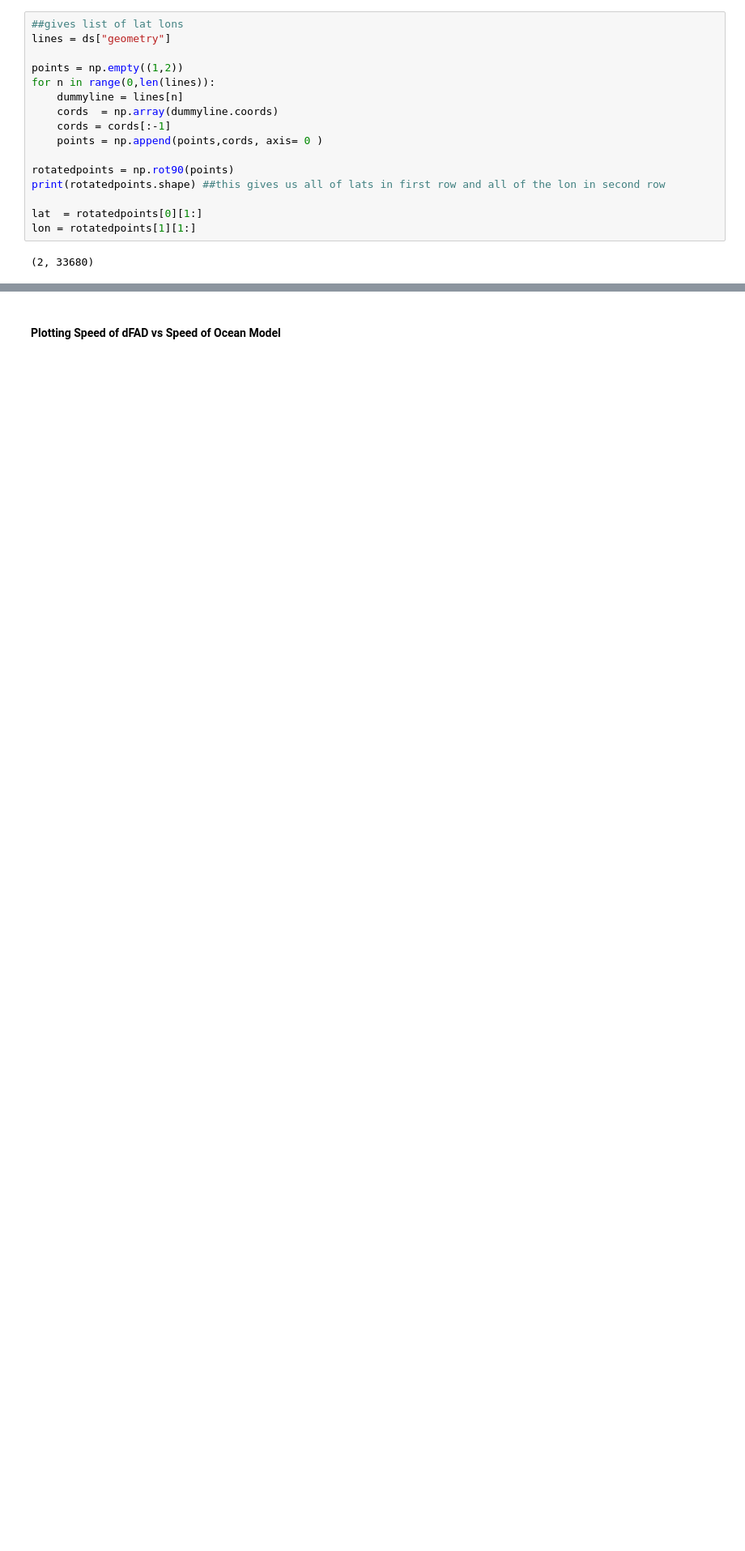
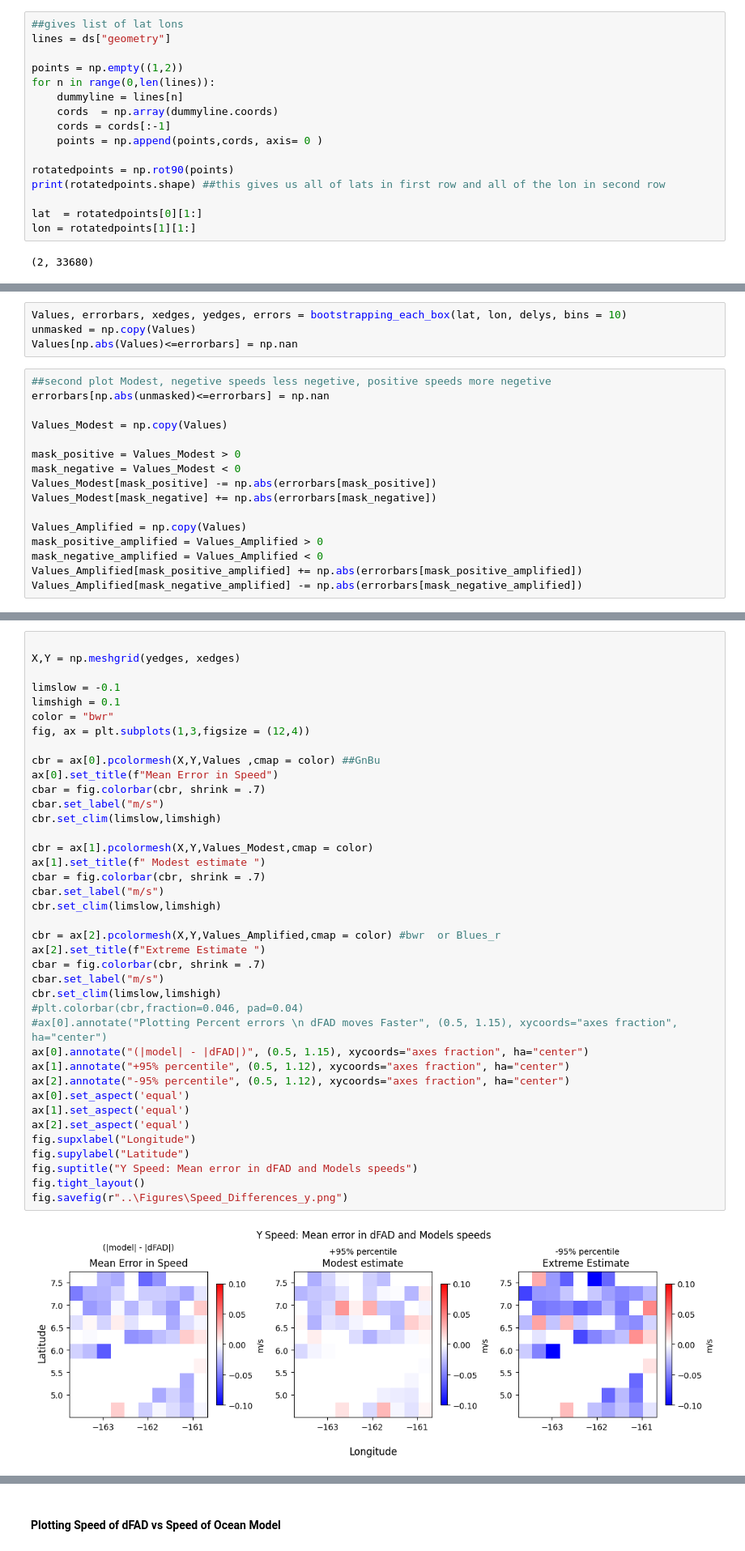
Before and after one commit to Colin-zerfass/fate-core, a Jupyter notebook: Code/CompairSpeeds.ipynb, the cells around one changed output, grey strips where cells are left out. Shown at 81% size. Drawn from its saved outputs; the diff is of its cells as text; blank space fills up the shorter version.

```diff
--- a/Code/CompairSpeeds.ipynb
+++ b/Code/CompairSpeeds.ipynb
@@ -106,0 +200,20 @@ lon = rotatedpoints[1][1:]
+# %%
+Values, errorbars, xedges, yedges, errors = bootstrapping_each_box(lat, lon, delys, bins = 10)
+unmasked = np.copy(Values)
+Values[np.abs(Values)<=errorbars] = np.nan
+# %%
+##second plot Modest, negetive speeds less negetive, positive speeds more negetive
+errorbars[np.abs(unmasked)<=errorbars] = np.nan
+
+Values_Modest = np.copy(Values)
+
+mask_positive = Values_Modest > 0
+mask_negative = Values_Modest < 0
+Values_Modest[mask_positive] -= np.abs(errorbars[mask_positive])
+Values_Modest[mask_negative] += np.abs(errorbars[mask_negative])
+
+Values_Amplified = np.copy(Values)
+mask_positive_amplified = Values_Amplified > 0
+mask_negative_amplified = Values_Amplified < 0
+Values_Amplified[mask_positive_amplified] += np.abs(errorbars[mask_positive_amplified])
+Values_Amplified[mask_negative_amplified] -= np.abs(errorbars[mask_negative_amplified])
@@ -107 +225,42 @@ lon = rotatedpoints[1][1:]
+# %%
+
+X,Y = np.meshgrid(yedges, xedges)
+
+limslow = -0.1
+limshigh = 0.1
+color = "bwr"
+fig, ax = plt.subplots(1,3,figsize = (12,4))
+
+cbr = ax[0].pcolormesh(X,Y,Values ,cmap = color) ##GnBu
+ax[0].set_title(f"Mean Error in Speed")
+cbar = fig.colorbar(cbr, shrink = .7)
+cbar.set_label("m/s")
+cbr.set_clim(limslow,limshigh)
+
+cbr = ax[1].pcolormesh(X,Y,Values_Modest,cmap = color)
+ax[1].set_title(f" Modest estimate ")
+cbar = fig.colorbar(cbr, shrink = .7)
+cbar.set_label("m/s")
+cbr.set_clim(limslow,limshigh)
+
+cbr = ax[2].pcolormesh(X,Y,Values_Amplified,cmap = color) #bwr  or Blues_r
+ax[2].set_title(f"Extreme Estimate ")
+cbar = fig.colorbar(cbr, shrink = .7)
+cbar.set_label("m/s")
+cbr.set_clim(limslow,limshigh)
+#plt.colorbar(cbr,fraction=0.046, pad=0.04)
+#ax[0].annotate("Plotting Percent errors \n dFAD moves Faster", (0.5, 1.15), xycoords="axes fraction", ha="center")
+ax[0].annotate("(|model| - |dFAD|)", (0.5, 1.15), xycoords="axes fraction", ha="center")
+ax[1].annotate("+95% percentile", (0.5, 1.12), xycoords="axes fraction", ha="center")
+ax[2].annotate("-95% percentile", (0.5, 1.12), xycoords="axes fraction", ha="center")
+ax[0].set_aspect('equal')
+ax[1].set_aspect('equal')
+ax[2].set_aspect('equal')
+fig.supxlabel("Longitude")
+fig.supylabel("Latitude")
+fig.suptitle("Y Speed: Mean error in dFAD and Models speeds")
+fig.tight_layout()
+fig.savefig(r"..\Figures\Speed_Differences_y.png")
+# %% [output]
+[figure, added]
 # %%
```
Also changed, not shown: parts of 22 cells of this notebook, 3 other files.
